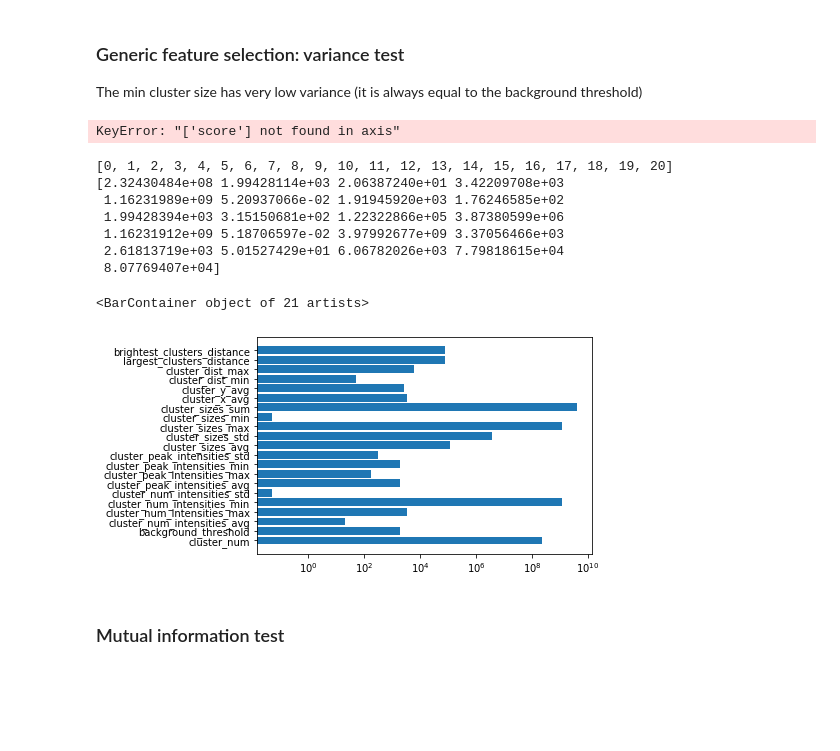
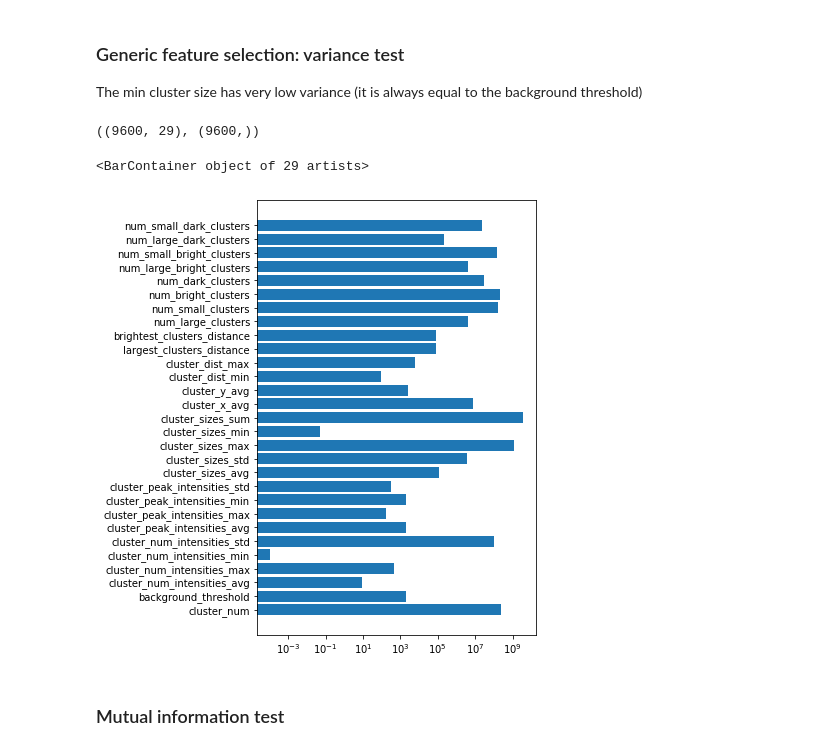
Before and after one commit to Simeonedef/Galaxy-Image-Gen, a Jupyter notebook: regression_features_experiments/feature_selection.ipynb, the cells around one changed output. Drawn from its saved outputs; the diff is of its cells as text; code cells hidden in the pictures; blank space fills up the shorter version.

```diff
--- a/Notebooks/feature_selection.ipynb
+++ b/regression_features_experiments/feature_selection.ipynb
@@ -211,25 +225,17 @@ X = df_X.drop(columns=['score']).to_numpy()
 y = df_X['score']
 
 scaler = StandardScaler(with_std=False)
-X = scaler.fit_transform(X)
-X.shape, y.shape
+X_scaled = scaler.fit_transform(X)
+X_scaled.shape, y.shape
 # %% [output]
-KeyError: "['score'] not found in axis"
+((9600, 29), (9600,))
 # %%
-feature_var = X.var(axis=0)
-print(list(range(feature_var.shape[0])))
-print(feature_var)
+feature_var = X_scaled.var(axis=0)
+plt.figure(figsize=(5, 8))
 plt.barh(list(range(feature_var.shape[0])), feature_var, tick_label=df_X.columns[:-1].values, log=True)
 # %% [output]
-[0, 1, 2, 3, 4, 5, 6, 7, 8, 9, 10, 11, 12, 13, 14, 15, 16, 17, 18, 19, 20]
-[2.32430484e+08 1.99428114e+03 2.06387240e+01 3.42209708e+03
- 1.16231989e+09 5.20937066e-02 1.91945920e+03 1.76246585e+02
- 1.99428394e+03 3.15150681e+02 1.22322866e+05 3.87380599e+06
- 1.16231912e+09 5.18706597e-02 3.97992677e+09 3.37056466e+03
- 2.61813719e+03 5.01527429e+01 6.06782026e+03 7.79818615e+04
- 8.07769407e+04]
+<BarContainer object of 29 artists>
-<BarContainer object of 21 artists>
-[figure, old version]
+[figure, new version]
 # %% [markdown]
 ### Mutual information test
 # %%
```
Also changed, not shown: parts of 3 cells of this notebook, 13 other files.
